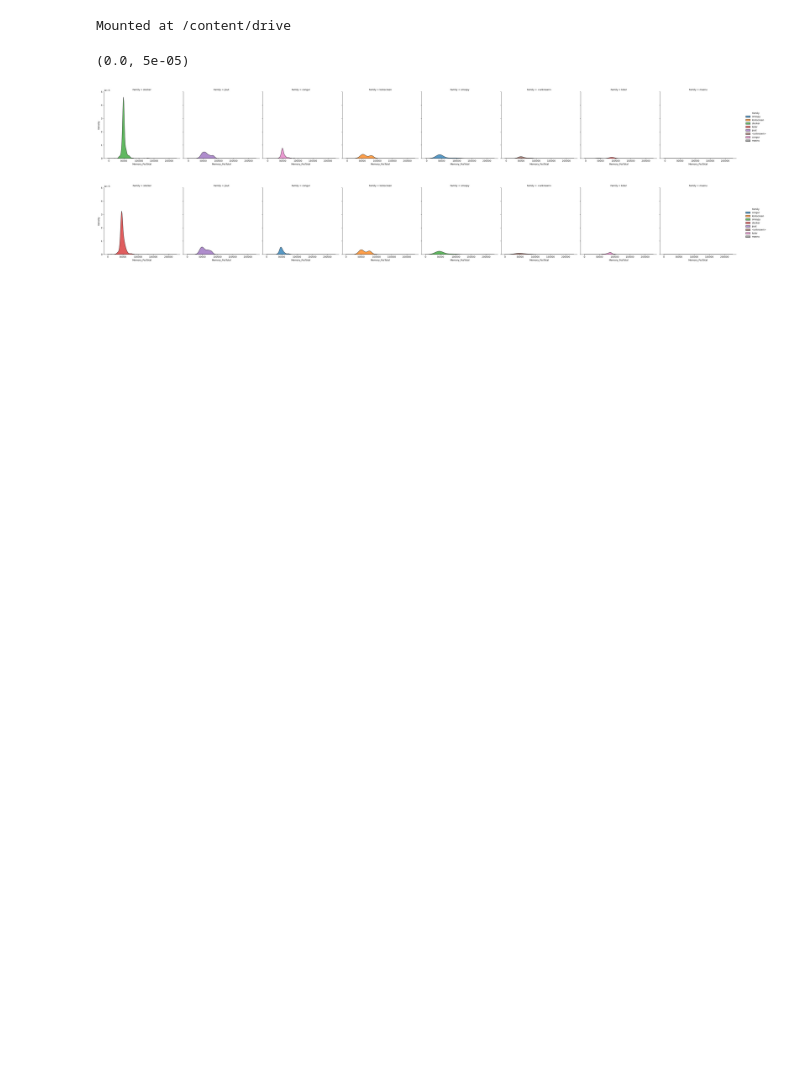
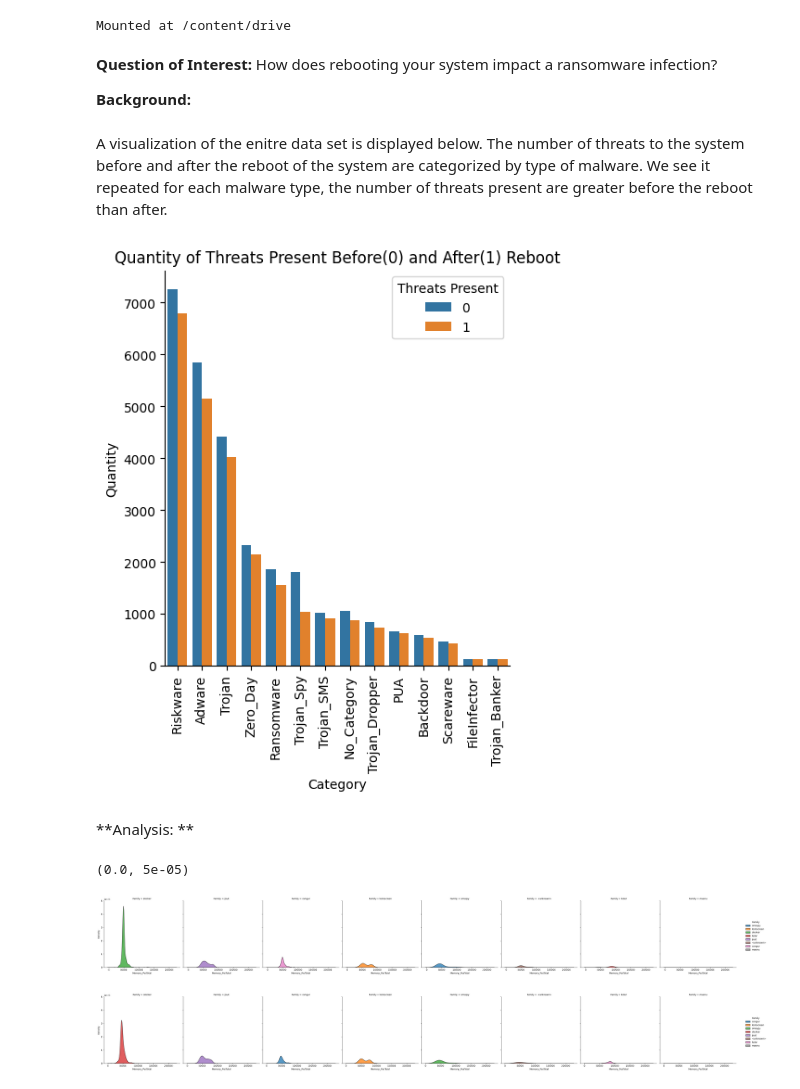
Before and after one commit to xochi7l/FinalProjectDTSC5301, a Jupyter notebook: Final_Project_Analysis.ipynb, the cells around one changed output. Drawn from its saved outputs; the diff is of its cells as text; code cells hidden in the pictures; blank space fills up the shorter version.

```diff
--- a/Final_Project_Analysis.ipynb
+++ b/Final_Project_Analysis.ipynb
@@ -9,6 +13,11 @@ from google.colab import drive
 drive.mount('/content/drive')
 # %% [output]
 Mounted at /content/drive
+# %% [markdown]
+**Question of Interest:**
+How does rebooting your system impact a ransomware infection?
+
+**Background:**
 # %%
 # "Ransomware is a malware designed to deny a user or organization
 # access to files on their computer. By encrypting these files and
@@ -28,4 +27,70 @@ Mounted at /content/drive
 
 ransomwareBefore = pd.read_csv(r"/content/AndMal2020-dynamic-BeforeAndAfterReboot/Ransomware_before_reboot_Cat.csv")
 ransomwareAfter = pd.read_csv(r"/content/AndMal2020-dynamic-BeforeAndAfterReboot/Ransomware_after_reboot_Cat.csv")
+# %% [markdown]
+A visualization of the enitre data set is displayed below. The number of threats to the system before and after the reboot of the system are categorized by type of malware. We see it repeated for each malware type, the number of threats present are greater before the reboot than after.
+# %%
+import numpy as np
+import pandas as pd
+import  matplotlib.pyplot as plt
+import os
+import seaborn as sns
+
+## Changeworking directory to where csvs are stored
+os.chdir("/content/AndMal2020-dynamic-BeforeAndAfterReboot")
+
+## upload csvs that contain before using a for loop so I can make a dummy for before and after reboot for comparisons (making a dummy column here)
+before_files = [f for f in os.listdir() if '_before_' in f]
+dfs = []
+for csv in before_files:
+    df = pd.read_csv(csv)
+    dfs.append(df)
+AndMal2020Before = pd.concat(dfs, ignore_index = True)
+AndMal2020Before['After'] = 0
+AndMal2020Before.head()
+
+
+##Same thing but for after reboot
+after_files = [f for f in os.listdir() if '_after_' in f]
+dfs = []
+for csv in after_files:
+    df = pd.read_csv(csv)
+    dfs.append(df)
+AndMal2020After = pd.concat(dfs, ignore_index = True)
+AndMal2020After['After'] = 1
+AndMal2020After.head()
+
+
+##Concatenating the two dataframes using concat so key is not necessary
+AndMal2020 = pd.concat([AndMal2020Before, AndMal2020After], ignore_index= True)
+AndMal2020.head()
+
+
+##Looking at differences in before and after quantities (sums will provide me with the data to be used for graphing due to dummy present)
+Category_sums = AndMal2020.groupby(['Category','After']).count()
+#print(Category_sums)
+##(order total threats to properly order histogram see sns.catplot(order))
+Category_sort = Category_sums.groupby('Category').sum()
+Category_sorted = Category_sort['Memory_ParcelCount'].sort_values(ascending = False)
+
+
+## Barplot showing before and after values of each category based on a reboot --- THIS one shows before and after next to one another
+## I prefer it as it's easier to read the difference but the next one is prettier
+ax = sns.catplot(data = Category_sums.reset_index(),
+            x = "Category",
+            y = 'Memory_PssTotal',
+            hue = 'After',
+            kind = 'bar',
+            legend=False,
+            order=['Riskware', 'Adware', 'Trojan', 'Zero_Day', 'Ransomware', 'Trojan_Spy', 'Trojan_SMS', 'No_Category', 'Trojan_Dropper', 'PUA', 'Backdoor', 'Scareware', 'FileInfector', 'Trojan_Banker']
+            )
+plt.xticks(rotation = 90)
+plt.ylabel('Quantity')
+plt.legend(title = 'Threats Present',
+           loc = 'best'
+           )
+plt.title('Quantity of Threats Present Before(0) and After(1) Reboot')
+plt.show()
+# %% [output]
+[figure, added]
 # %%
@@ -50,3 +105,5 @@ ransomwareAfter = pd.read_csv(r"/content/AndMal2020-dynamic-BeforeAndAfterReboot
+# %% [markdown]
+**Analysis: **
 # %%
 # Memory - features define activities performed by malware by utilizing memory.
 myVector = (['slocker','jisut','congur','lockscreen','smsspy','<unknown>','koler','masnu'])
```
Also changed, not shown: parts of 23 cells of this notebook.
